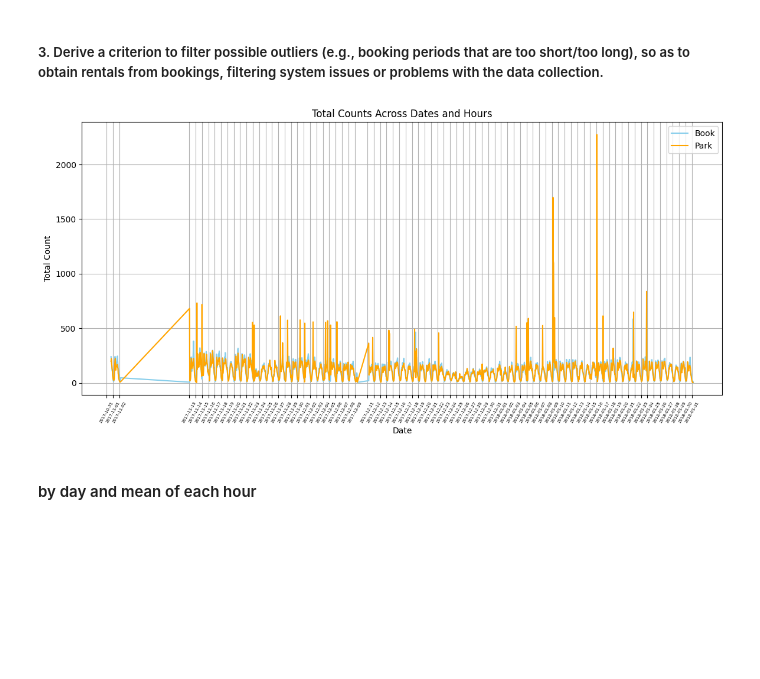
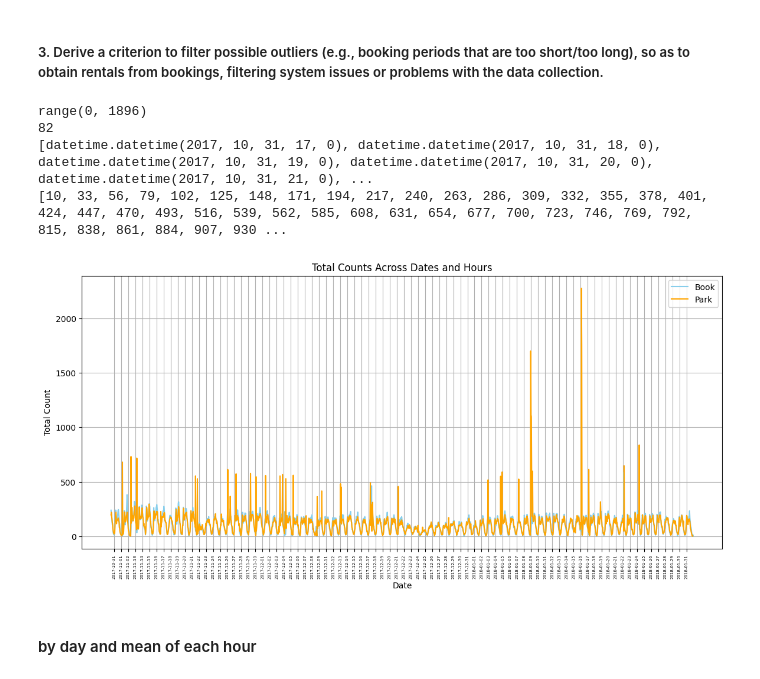
Before and after one commit to A-M-Alizadeh/MobilityLabs, a Jupyter notebook: Lab1.ipynb, the cells around one changed output. Drawn from its saved outputs; the diff is of its cells as text; code cells hidden in the pictures; blank space fills up the shorter version.

```diff
--- a/Lab1.ipynb
+++ b/Lab1.ipynb
@@ -611,6 +611,7 @@ def oopsPipeline(city,start_unix_time,end_unix_time):
             '_id': '$_id.date',
             'hours': {
                 '$push': {
+                    'date': '$_id.date',
                     'hour': '$_id.hour',
                     'total_count': '$total_count'
                 }
@@ -628,7 +629,6 @@ def oopsPipeline(city,start_unix_time,end_unix_time):
 
 book_data = list(permenant_booking.aggregate(oopsPipeline('Seattle',start_unix_time,end_unix_time)))
 park_data = list(permenant_parking.aggregate(oopsPipeline('Seattle',start_unix_time,end_unix_time)))
-# print(book_data)
 
 flattened_data = []
 for entry in book_data:
@@ -643,68 +643,59 @@ all_dates =[]
 all_values = []
 for entry in flattened_data:
     current_date = datetime.strptime(entry['date'], '%Y-%m-%d')
-    all_dates.append(current_date+timedelta(hours=entry['hour']))
+    all_dates.append((current_date+timedelta(hours=entry['hour'])))
     all_values.append(entry['total_count'])
 # print(all_dates)
 # print(all_values)
 #-------------------------------------------------
 flattened_park_data = []
 for entry in park_data:
     date = entry['_id']
     for hour_data in entry['hours']:
         flattened_park_data.append({
             'date': date,
             'hour': hour_data['hour'],
             'total_count': hour_data['total_count']
         })
 park_all_dates =[]
 park_all_values = []
 for entry in flattened_park_data:
     current_date = datetime.strptime(entry['date'], '%Y-%m-%d')
-    park_all_dates.append(current_date+timedelta(hours=entry['hour']))
+    park_all_dates.append((current_date+timedelta(hours=entry['hour'])))
     park_all_values.append(entry['total_count'])
 # print(all_dates)
 # print(all_values)
 #-------------------------------------------------
 unique_dates = sorted(set(date.date() for date in all_dates))
 
+numerical_dates = range(len(all_dates))
+park_numerical_dates = range(len(park_all_dates))
+# Plot the data with a scatter plot and adjusted x-axis limits
+
+numbers = [10+ i * 23 for i in range(82)]
+
+print(numerical_dates)
+print(len(unique_dates))
+print(all_dates)
+print(numbers)
 
 plt.figure(figsize=(14, 6))
-plt.plot(all_dates, all_values, label='Book', color='skyblue')
-plt.plot(park_all_dates, park_all_values, label='Park', color='orange')
+plt.plot(numerical_dates, all_values, label='Book', color='skyblue')
+plt.plot(park_numerical_dates, park_all_values, label='Park', color='orange')
 plt.xlabel('Date')
 plt.ylabel('Total Count')
 plt.legend()
+plt.grid(True)
 plt.title('Total Counts Across Dates and Hours')
 plt.grid(True)
-plt.xticks(unique_dates,rotation=60, fontsize=5)
+plt.xticks(numbers,unique_dates,rotation=90, fontsize=5)
 plt.show()
-
-
-# fig, axs = plt.subplots(2, 1, figsize=(14, 6), sharex=True)
-# Plot the first set of data
-# axs[0].plot(all_dates, all_values, label='Plot 1', color='blue')
-# Plot the second set of data with some separation
-# axs[1].plot(park_all_dates, park_all_values, label='Plot 2', color='orange')
-# Adjust the vertical spacing between subplots
-# plt.subplots_adjust(hspace=0.3)
-# Add labels and title
-# axs[0].set_ylabel('Amplitude')
-# axs[1].set_xlabel('X-axis')
-# axs[1].set_ylabel('Amplitude')
-# fig.suptitle('Separated Plots')
-# axs[0].legend()
-# axs[1].legend()
-# axs[0].grid()
-# axs[1].grid()
-# axs[0].set_xticks(unique_dates)
-# axs[1].set_xticks(unique_dates)
-# axs[0].set_xticklabels(unique_dates,rotation=60, fontsize=5, minor=False)
-# axs[1].set_xticklabels(unique_dates,rotation=60, fontsize=5, minor=False)
-
-plt.show()
 # %% [output]
+range(0, 1896)
+82
+[datetime.datetime(2017, 10, 31, 17, 0), datetime.datetime(2017, 10, 31, 18, 0), datetime.datetime(2017, 10, 31, 19, 0), datetime.datetime(2017, 10, 31, 20, 0), datetime.datetime(2017, 10, 31, 21, 0), ...
+[10, 33, 56, 79, 102, 125, 148, 171, 194, 217, 240, 263, 286, 309, 332, 355, 378, 401, 424, 447, 470, 493, 516, 539, 562, 585, 608, 631, 654, 677, 700, 723, 746, 769, 792, 815, 838, 861, 884, 907, 930 ...
-[figure, old version]
+[figure, new version]
 # %% [markdown]
 #### by day and mean of each hour
 # %%
```
Also changed, not shown: parts of 1 cell of this notebook.
